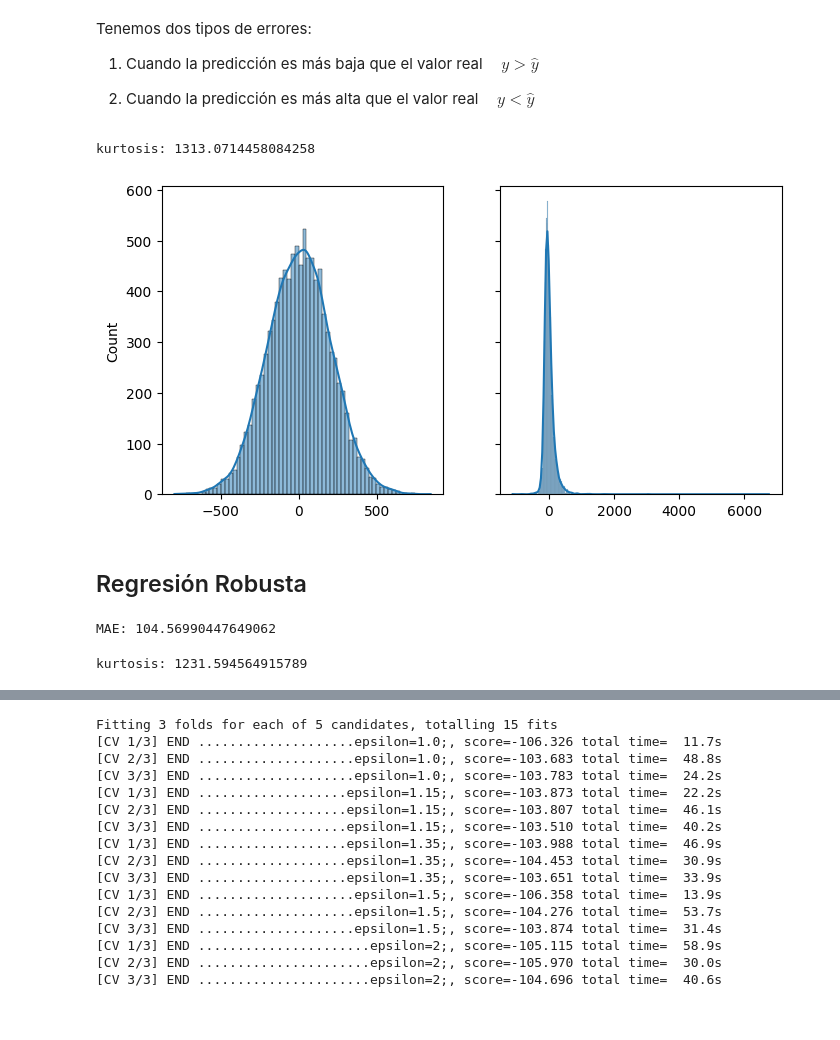
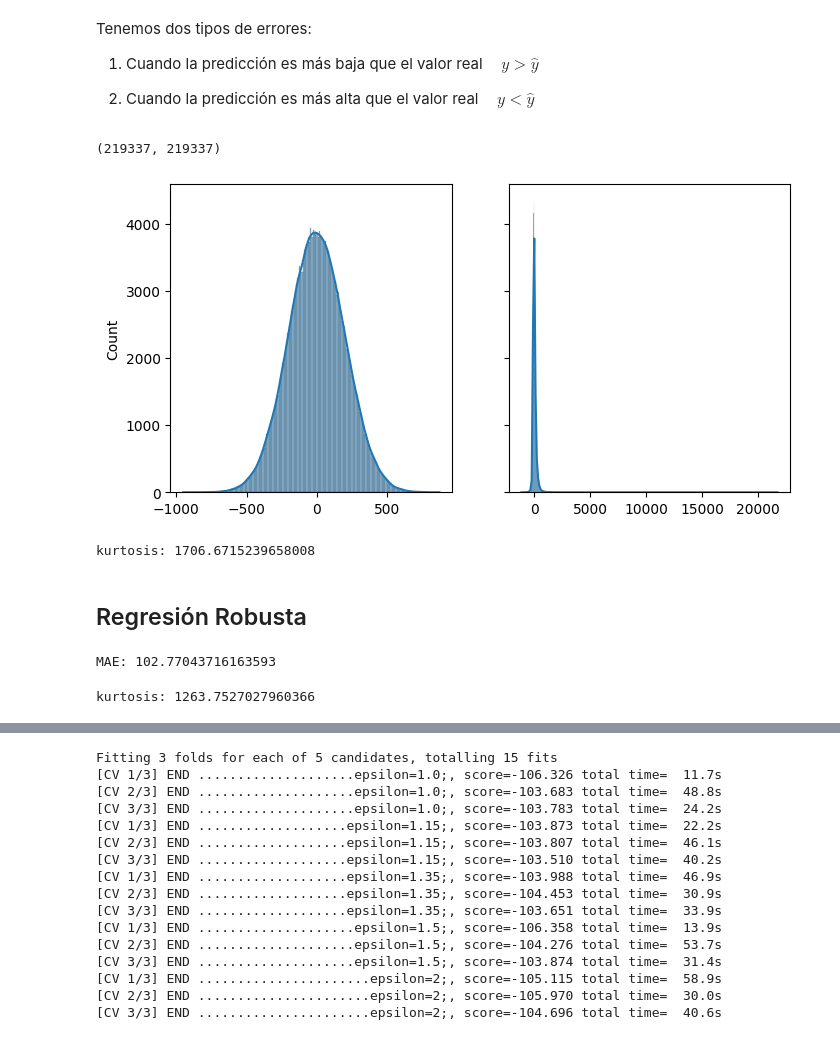
Before and after one commit to AnIsAsPe/Regresion-Robusta-para-estimar-tiempo-de-respuesta-de-un-servicio-de-emergencia, a Jupyter notebook: Notebooks/1_Response_time_Paris_Fire_Brigade_202505.ipynb, the cells around one changed output, grey strips where cells are left out. Drawn from its saved outputs; the diff is of its cells as text; code cells hidden in the pictures.

```diff
--- a/Notebooks/1_Response_time_Paris_Fire_Brigade_202505.ipynb
+++ b/Notebooks/1_Response_time_Paris_Fire_Brigade_202505.ipynb
@@ -676,7 +645,8 @@ for col in categoricas_cols:
 # %%
-from sklearn.preprocessing import OneHotEncoder
-
-encoder = OneHotEncoder(handle_unknown='ignore', sparse_output=False, min_frequency=.001)
+encoder = OneHotEncoder(handle_unknown='ignore',
+                        sparse_output=False,
+                        min_frequency=.001,   # las categorías que cumplan la condición serán agurpadas en un solo grupo de categorías infrecuentes.
+                        drop='first')
 encoder.fit(df[categoricas_cols]).set_output(transform = 'pandas')
 he = encoder.transform(df[categoricas_cols])
 len(he.columns)
@@ -749,26 +743,39 @@ Tenemos dos tipos de errores:
  1) Cuando la predicción es más baja que el valor real  $ ~~~~ y > \hat{y} $
 
  2) Cuando la predicción es más alta que el valor real $ ~~~~ y < \hat{y} $
+# %%
+errores = []
+for i, (train_index, test_index) in enumerate(cv.split(X, y)):
+    X_test_fold = X.iloc[test_index]
+    y_test_fold = y.iloc[test_index]
+
+    model = cv_results['estimator'][i]
+    y_pred_fold = model.predict(X_test_fold)
+    errores_fold = (y_test_fold - y_pred_fold)
+    errores.extend( errores_fold)
+
+errores = np.array(errores)
+
+len(errores), len (y)  # ahora tenemos un error de predicción para cada y
+# %% [output]
+(219337, 219337)
+# %%
+media = np.mean(errores)
+des_est = np.std(errores)
+errores_teoricos = np.random.normal(media, des_est, 219337)
+
+
+fig, ax = plt.subplots(1, 2, figsize=(8, 4), sharey='all')
+for dat, subplot in zip((errores_teoricos, errores), ax.flatten()):
+    sns.histplot(x=dat, ax=subplot, kde=True )
+
+plt.show()
+# %% [output]
+[figure, added]
 # %%
-errores = (y_test - y_pred)
 print(f'kurtosis: {kurtosis(errores)}')
 # %% [output]
-kurtosis: 1313.0714458084258
+kurtosis: 1706.6715239658008
-# %%
-# Comparación de la distribución teórica(normal) y empirica de los errores
-
-media = np.mean(errores)
-des_est = np.std(errores)
-errores_teoricos = np.random.normal(media, des_est, 10000)
-muestra_errores = np.random.choice(errores, 10000)
-
-fig, ax = plt.subplots(1, 2, figsize=(8, 4), sharey='all')
-for dat, subplot in zip((errores_teoricos, muestra_errores), ax.flatten()):
-    sns.histplot(x=dat, ax=subplot, kde=True )
-
-plt.show()
-# %% [output]
-[figure, removed]
 # %% [markdown]
 ## Regresión Robusta
 # %%
@@ -779,11 +786,11 @@ y_pred_hr = hr.predict(X_test)
 
 print('MAE:', metrics.mean_absolute_error(y_test, y_pred_hr))
 # %% [output]
-MAE: 104.56990447649062
+MAE: 102.77043716163593
 # %%
 #calculamos los errores
 
 errores_hr = (y_test - y_pred_hr)
 print(f'kurtosis: {kurtosis(errores_hr)}')
 # %% [output]
-kurtosis: 1231.594564915789
+kurtosis: 1263.7527027960366
```
Also changed, not shown: parts of 20 cells of this notebook.
